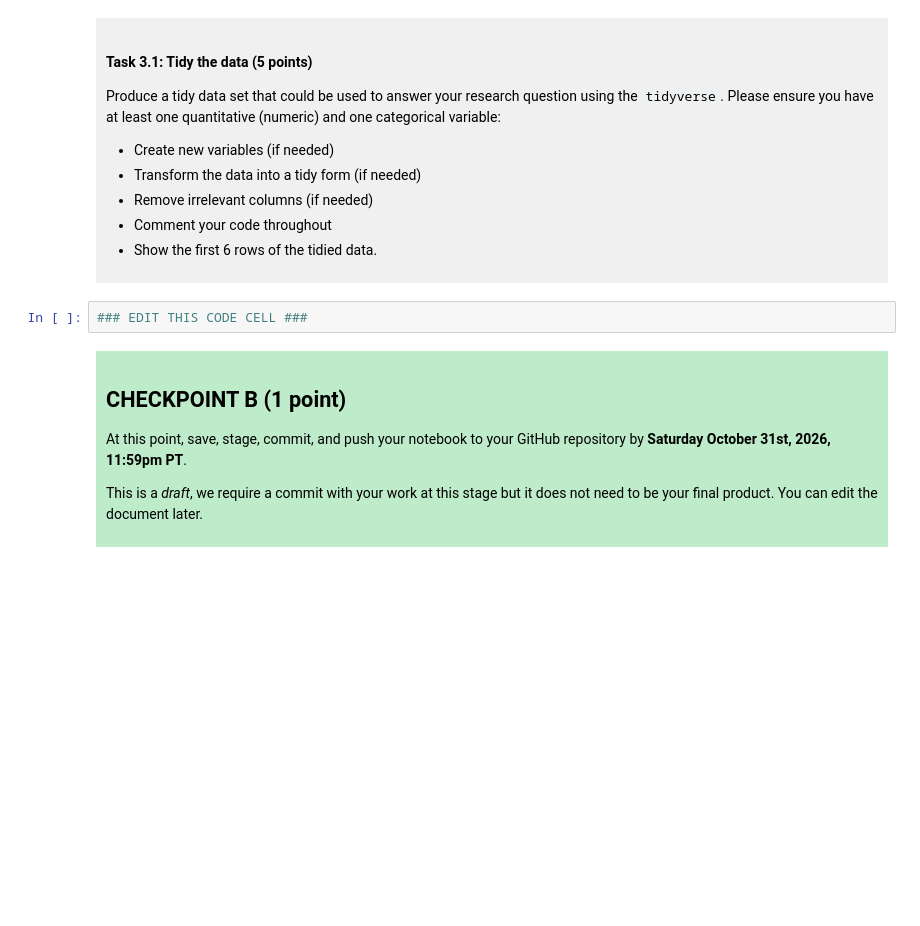
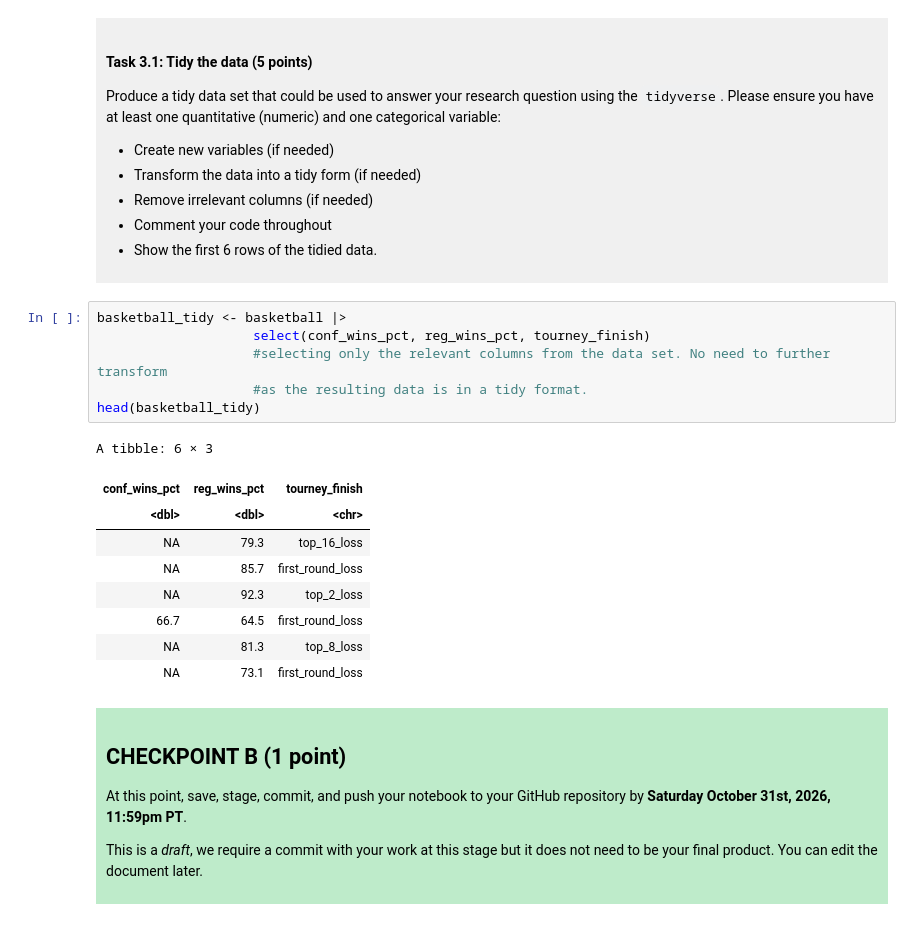
Before and after one commit to chaitea10/dsci-100-project-kevin-chai, a Jupyter notebook: dsci-100-project-notebook.ipynb, the cells around one changed output. Cells and saved outputs as stored; diff of their text form; blank space fills up the shorter version.

```diff
--- a/dsci-100-project-notebook.ipynb
+++ b/dsci-100-project-notebook.ipynb
@@ -189,7 +211,21 @@ Produce a tidy data set that could be used to answer your research question usin
 
 </div>
 # %%
-### EDIT THIS CODE CELL ###
+basketball_tidy <- basketball |>
+                    select(conf_wins_pct, reg_wins_pct, tourney_finish)
+                    #selecting only the relevant columns from the data set. No need to further transform
+                    #as the resulting data is in a tidy format.
+head(basketball_tidy)
+# %% [output]
+A tibble: 6 × 3
+| conf_wins_pct | reg_wins_pct | tourney_finish |
+| <dbl> | <dbl> | <chr> |
+| NA | 79.3 | top_16_loss |
+| NA | 85.7 | first_round_loss |
+| NA | 92.3 | top_2_loss |
+| 66.7 | 64.5 | first_round_loss |
+| NA | 81.3 | top_8_loss |
+| NA | 73.1 | first_round_loss |
 # %% [markdown]
 <div style="background-color: #beebca; padding: 10px;">
 
```
Also changed, not shown: parts of 3 cells of this notebook.
